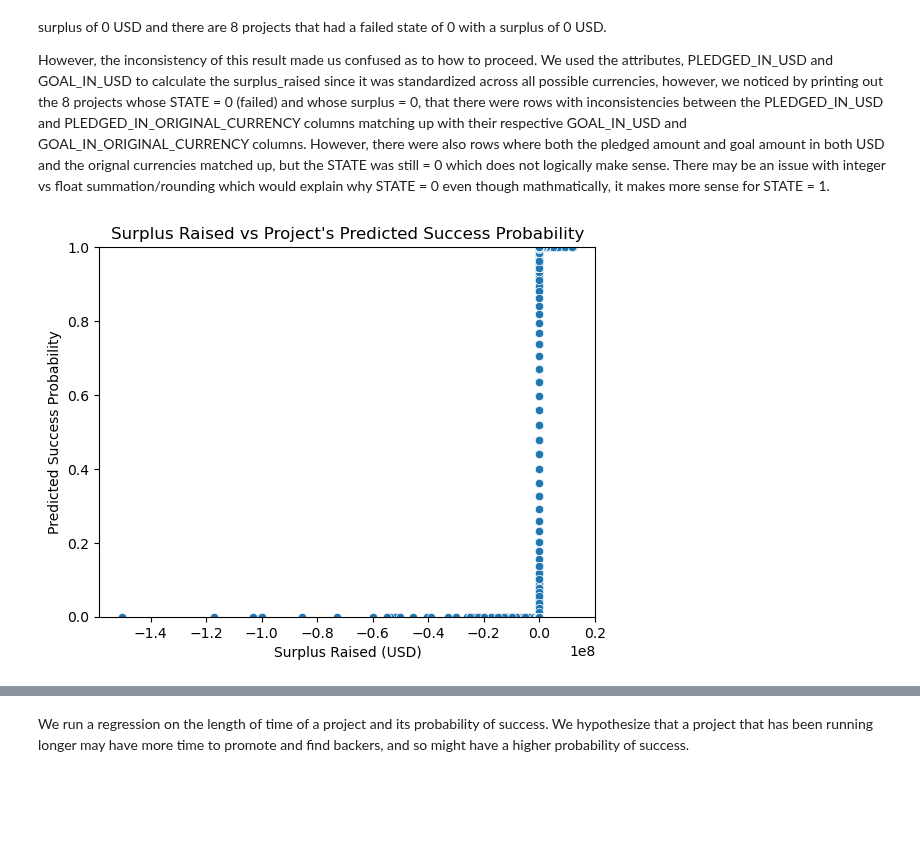
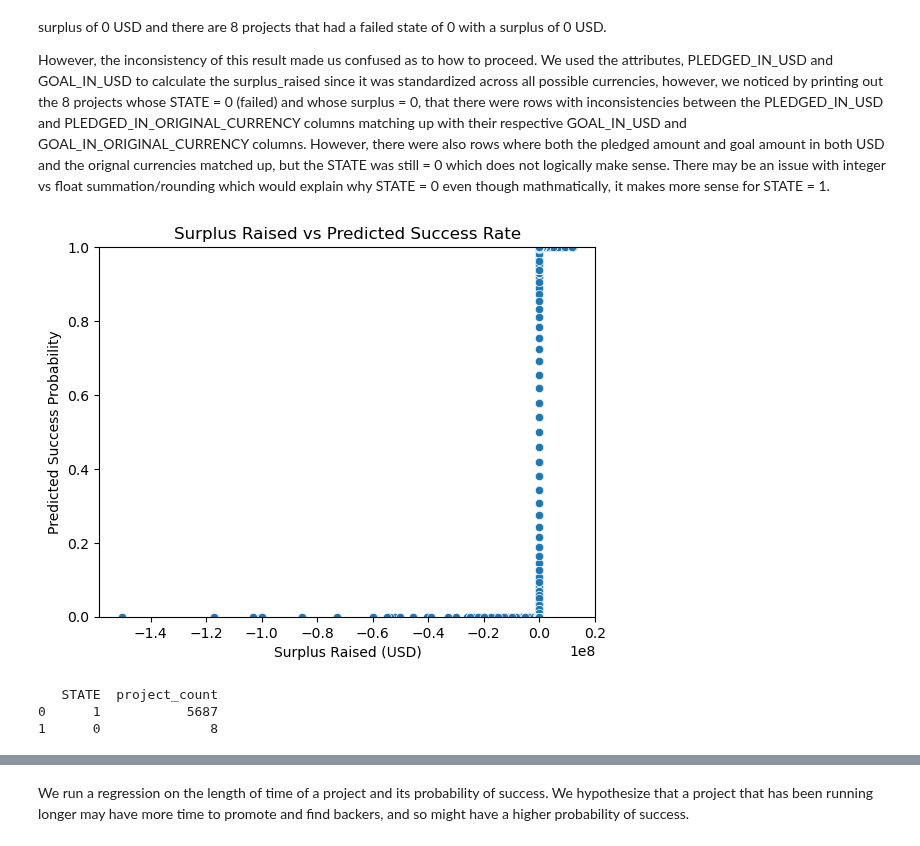
Before and after one commit to catherine-fang-git/kickstarter_project_success_info2950, a Jupyter notebook: INFO2950_Phase2.ipynb, the cells around one changed output, grey strips where cells are left out. Cells and saved outputs as stored; diff of their text form; code cells hidden in the pictures; blank space fills up the shorter version.

Commit message:
added cleaned data description
 cleaned data description

```diff
--- a/INFO2950_Phase2.ipynb
+++ b/INFO2950_Phase2.ipynb
@@ -466,19 +469,34 @@ However, the inconsistency of this result made us confused as to how to proceed.
 # %%
 clean_data["surplus_raised"] = clean_data["PLEDGED_IN_USD"] - clean_data["GOAL_IN_USD"]
 
 X1 = clean_data[["surplus_raised"]]
 y1 = clean_data["STATE"]
 X_train, X_test, y_train, y_test = train_test_split(X1, y1, test_size=0.3, random_state=2950)
 
 surplus_train_model = LogisticRegression().fit(X_train,y_train)
 surplus_test_prediction = surplus_train_model.predict_proba(X_test)
 surplus_test_success = surplus_test_prediction[:,1]
 
 sns.scatterplot(x = X_test["surplus_raised"], y = surplus_test_success)
-plt.title("Surplus Raised vs Project's Predicted Success Probability")
+plt.title("Surplus Raised vs Predicted Success Rate")
 plt.xlabel("Surplus Raised (USD)")
 plt.ylabel("Predicted Success Probability")
 plt.ylim(0,1)
 plt.show()
+
+
+test_df = duckdb.sql("""SELECT STATE, COUNT(*) AS project_count
+FROM clean_data WHERE surplus_raised = 0 GROUP BY STATE
+ORDER BY project_count DESC""").df()
+
+print(test_df)
+
+zero_state_df = duckdb.sql("""SELECT * FROM clean_data
+WHERE STATE = 0 AND surplus_raised = 0""").df()
+
+zero_state_df.iloc[:8]
 # %% [output]
-[figure, old version]
+[figure, new version]
+   STATE  project_count
+0      1           5687
+1      0              8
```
Also changed, not shown: parts of 8 cells of this notebook.
